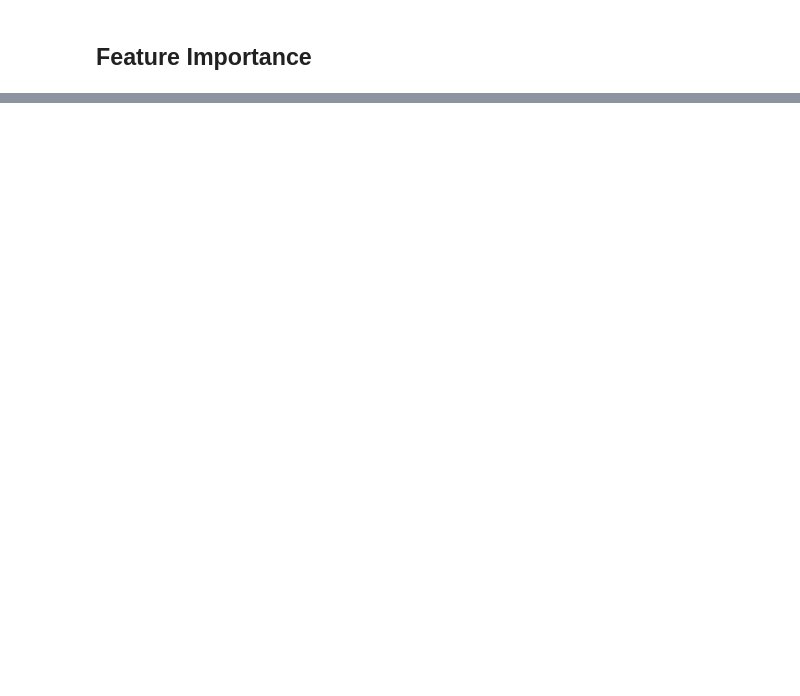
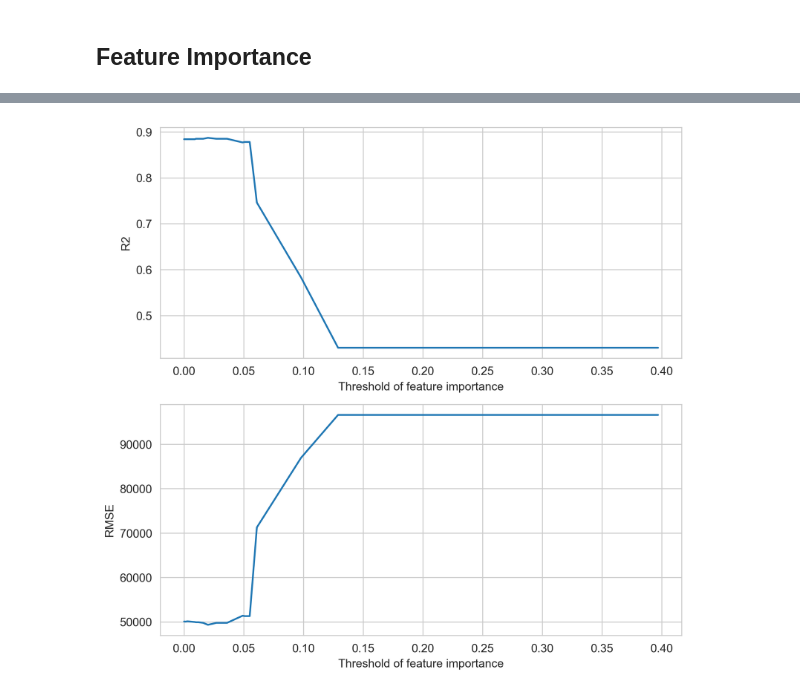
Before and after one commit to zhuoyizhao/public-ml-reg-ca-housing-prices-prediction, a Jupyter notebook: 2 - Input Engineering and Data Cleaning.ipynb, the cells around one changed output, grey strips where cells are left out. Drawn from its saved outputs; the diff is of its cells as text; code cells hidden in the pictures; blank space fills up the shorter version.

```diff
--- a/2 - Input Engineering and Data Cleaning.ipynb
+++ b/2 - Input Engineering and Data Cleaning.ipynb
@@ -363,0 +359,22 @@ create_feature_importance_barplot(fi_df, model_name="Randome Forest")
+# %%
+def select_important_features(X_train_cleaned, y_train, feature_importance_threshold):
+    # Define the model
+    model = RandomForestRegressor(random_state=0)
+
+    # Select important features
+    print("Selecting important features ...")
+    selection = SelectFromModel(model, threshold=feature_importance_threshold)
+
+    # Fit the model
+    selection.fit(X_train_cleaned, y_train)
+
+    # Check which features are important
+    selection_result = selection.get_support()
+
+    # Check selected features
+    selected_features = X_train.columns[(selection_result)].tolist()
+
+    print(f"{len(selected_features)} features have been selected.")
+    print(selected_features)
+
+    return selected_features
@@ -363,0 +408,13 @@ create_feature_importance_barplot(fi_df, model_name="Randome Forest")
+# %%
+def evaluate_performance_of_feature_selection(X_train_cleaned, y_train, fi_df):
+    results = []
+    thresholds = sorted(list(set(fi_df["feature_importance"])))
+    for feature_importance_threshold in thresholds:
+        result = test_performance(X_train_cleaned, y_train, feature_importance_threshold)
+        print(f"{result} \n")
+        results.append(result)
+    results_df = pd.DataFrame(results)
+    return results_df
+# %%
+results_df = evaluate_performance_of_feature_selection(X_train_cleaned, y_train, fi_df)
+results_df
@@ -363,0 +451,12 @@ create_feature_importance_barplot(fi_df, model_name="Randome Forest")
+# %%
+def plot_scores_by_threshold(results_df):
+    fig,axes = plt.subplots(2, 1, figsize=(8,8), dpi=300)
+    sns.lineplot(x="Threshold", y="R2", data=results_df, ax=axes[0])
+    sns.lineplot(x="Threshold", y="RMSE", data=results_df, ax=axes[1])
+    for i in range(2):
+        axes[i].set_xlabel("Threshold of feature importance")
+    plt.show()
+# %%
+plot_scores_by_threshold(results_df)
+# %% [output]
+[figure, added]
```
Also changed, not shown: parts of 19 cells of this notebook.
